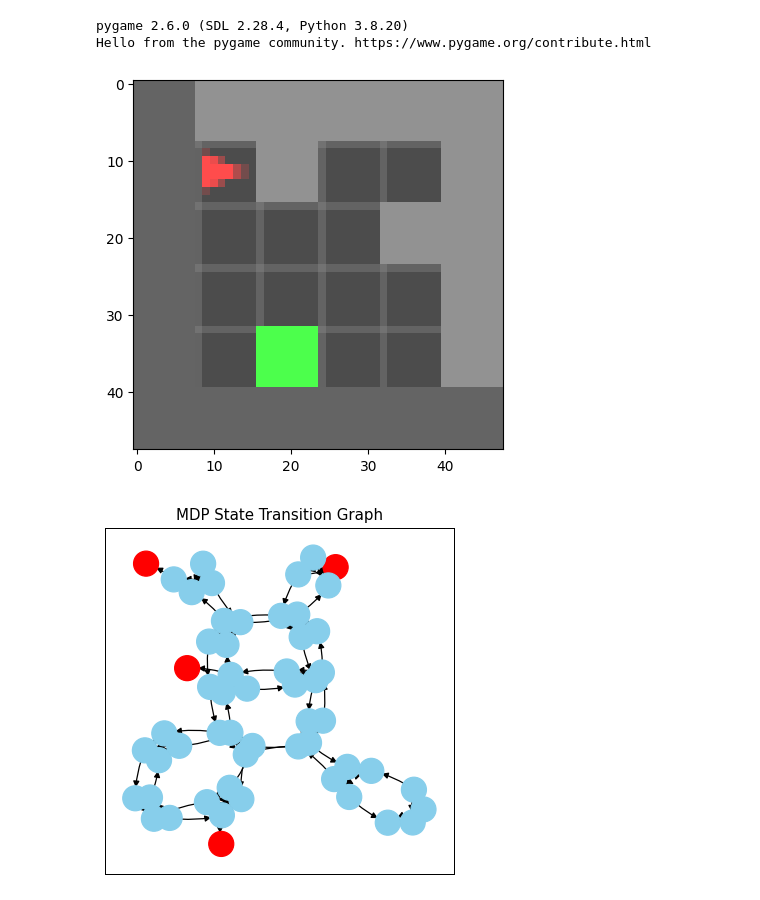
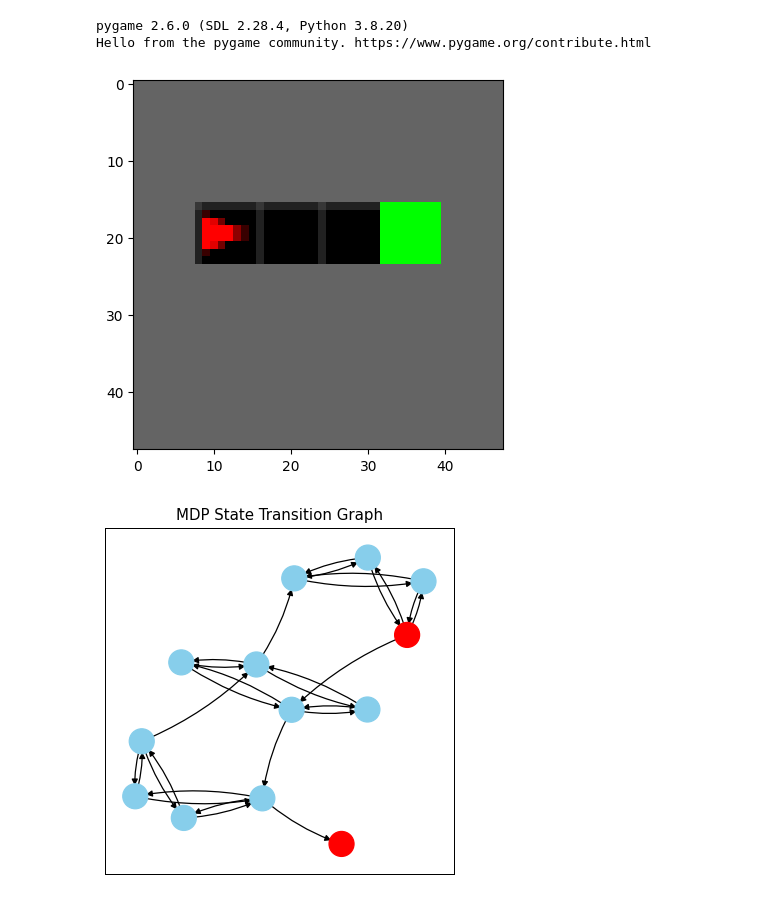
Before and after one commit to MBTMBTMBT/mini-grid-curriculum, a Jupyter notebook: mdp_learner.ipynb, the cells around one changed output. Saved outputs shown, nothing was run; the diff lists cells and outputs as text; code cells hidden in the pictures.

```diff
--- a/mdp_learner.ipynb
+++ b/mdp_learner.ipynb
@@ -11,25 +11,25 @@ from mdp_graph.mdp_graph import MDPGraph, PolicyGraph, OptimalPolicyGraph
 pygame 2.6.0 (SDL 2.28.4, Python 3.8.20)
 Hello from the pygame community. https://www.pygame.org/contribute.html
 # %%
-file_path = r"./maps/6-4.txt"
+file_path = r"./maps/short_corridor.txt"
 env = CustomEnv(
         txt_file_path=file_path,
         rand_gen_shape=None,
-        display_size=6,
+        display_size=None,
         display_mode="middle",
         agent_start_pos=(1, 1),
         agent_start_dir=0,
         random_rotate=False,
         random_flip=False,
         custom_mission="Find the key and open the door.",
         render_mode=None,
     )
 env.reset()
-img = env.get_frame(env.highlight, env.tile_size, env.agent_pov)
+img = env.get_frame(False, env.tile_size, env.agent_pov)
 plt.imshow(img)
 plt.show()
 # %% [output]
-[figure, old version]
+[figure, new version]
 # %%
 from customize_minigrid.wrappers import FullyObsImageWrapper
 
@@ -42,7 +42,7 @@ optimal_graph.load_graph(learner.mdp_graph)
 optimal_graph.uniform_prior_policy()
 optimal_graph.visualize(highlight_states=[learner.start_state, *learner.done_states], use_grid_layout=False, display_state_name=False)
 # %% [output]
-[figure, old version]
+[figure, new version]
 # %%
 optimal_graph.optimal_value_iteration(0.999, threshold=1e-5)
 optimal_graph.compute_optimal_policy(0.999, threshold=1e-5)
```
Also changed, not shown: parts of 8 cells of this notebook, 2 other files.
